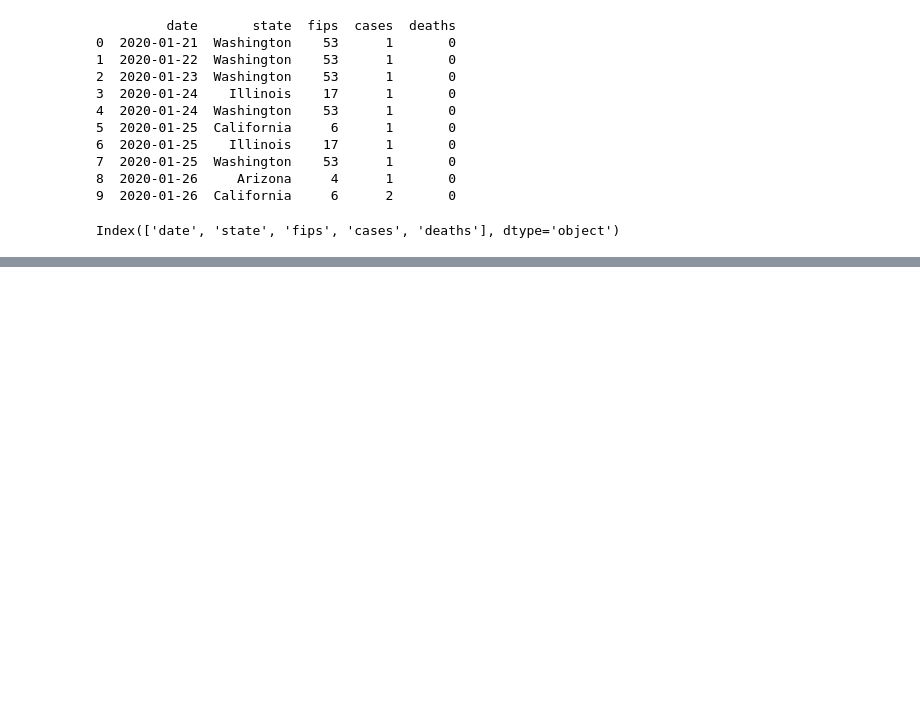
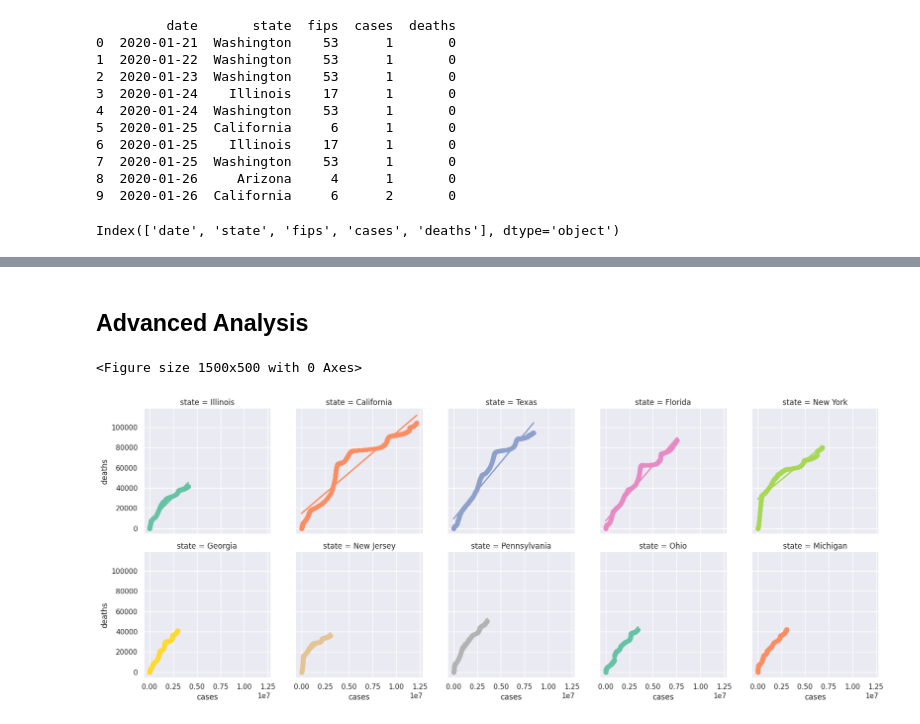
Before and after one commit to eduardosaldaren/datasciencedemo, a Jupyter notebook: Test.ipynb, the cells around one changed output, grey strips where cells are left out. Cells and saved outputs as stored; diff of their text form; code cells hidden in the pictures; blank space fills up the shorter version.

```diff
--- a/Test.ipynb
+++ b/Test.ipynb
@@ -60,0 +66,3 @@ Index(['date', 'state', 'fips', 'cases', 'deaths'], dtype='object')
+# %%
+deaths_by_state = db_covid[['state','cases','deaths']].groupby (by = ['state']).sum().sort_values (by = 'deaths', ascending = False).head(10).reset_index()
+print(deaths_by_state)
@@ -60,0 +89,31 @@ Index(['date', 'state', 'fips', 'cases', 'deaths'], dtype='object')
+# %% [markdown]
+## Advanced Analysis
+# %%
+import seaborn as sns
+import matplotlib.pyplot as plt
+
+plt.figure (figsize=(15,5))
+
+states = deaths_by_state['state'].to_list()
+cond = ''
+for i in range(len(states)):
+  cond += "state == '" + states[i] + "'"
+  if i != len(states) - 1:
+    cond += " | "
+#print(cond)
+
+db_top_states = db_covid.query (cond)
+
+ax = sns.lmplot(x = 'cases', y = 'deaths',
+                height = 3.5,
+                col = 'state',
+                col_wrap=5,
+                hue = 'state',
+                palette = 'Set2',
+                data = db_top_states,
+                )
+
+ax.fig.subplots_adjust(wspace = 0.2)
+# %% [output]
+<Figure size 1500x500 with 0 Axes>
+[figure, added]
```
Also changed, not shown: parts of 7 cells of this notebook.
